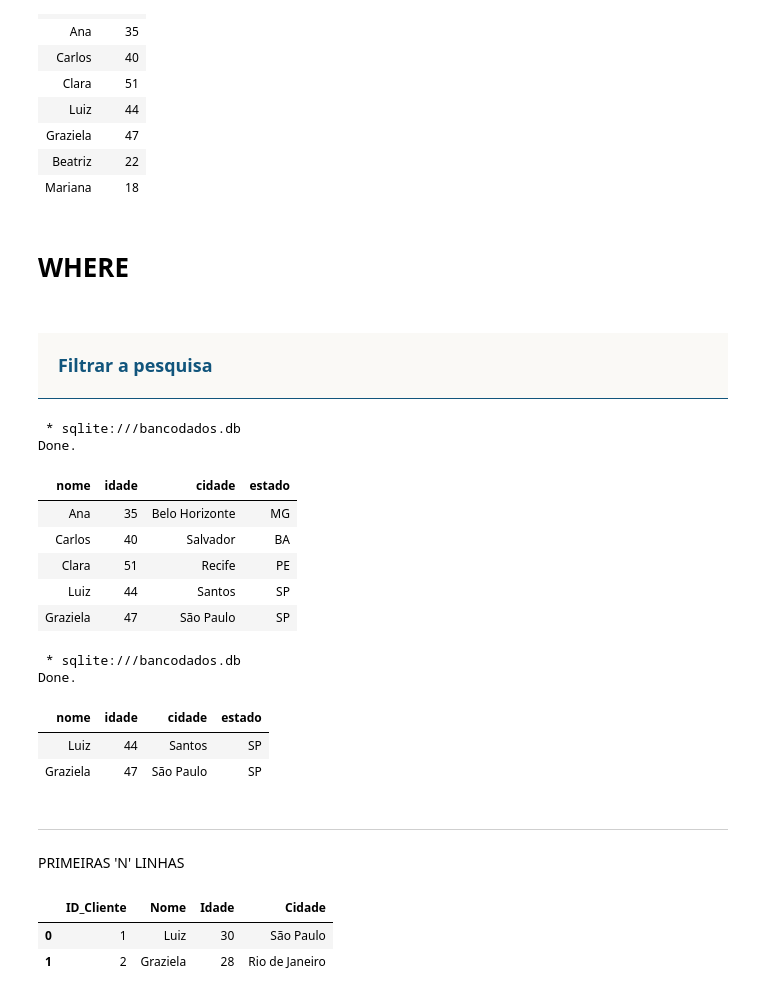
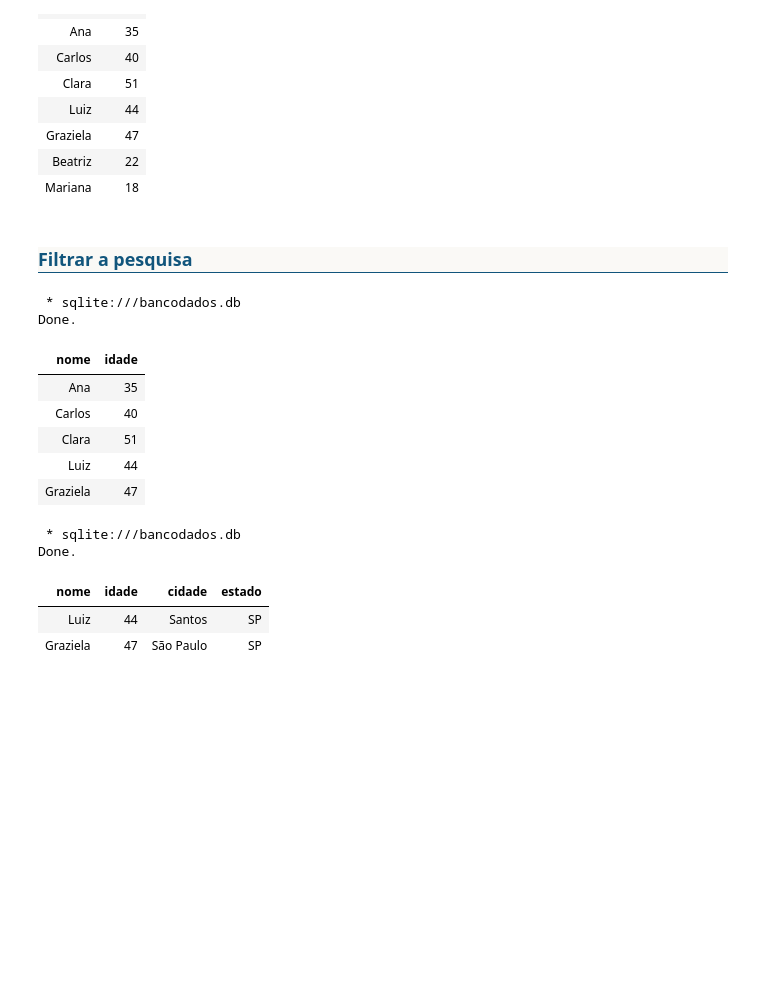
Before and after one commit to luizweb/sqljupyter, a Jupyter notebook: sqljupyter.ipynb, the cells around one changed output. Drawn from its saved outputs; the diff is of its cells as text; code cells hidden in the pictures; blank space fills up the shorter version.

```diff
--- a/sqljupyter.ipynb
+++ b/sqljupyter.ipynb
@@ -168,34 +169,30 @@ Done.
 | Graziela | 47 |
 | Beatriz | 22 |
 | Mariana | 18 |
-# %% [markdown]
-# WHERE
 # %% [markdown]
-<h3 style="background-color: #FAF9F6; color: #11557C; text-align: left; font-family: 'Arial', sans-serif; padding: 20px; border-bottom: 1px solid #11557C;">
-    <a id='secao-2'></a> Filtrar a pesquisa
+<h3 style="background-color: #FAF9F6; color: #11557C; text-align: left; font-family: 'Arial', sans-serif; padding-top: 10px; padding-bottom: 10px; border-bottom: 1px solid #11557C;">
+    <a id='secao-3'></a> Filtrar a pesquisa
 </h3>
 # %%
 %%sql
 
 
 SELECT
     nome,
-    idade,
-    cidade,
-    estado
+    idade
 FROM
     tbClientes
 WHERE
     idade > 30
 # %% [output]
  * sqlite:///bancodados.db
 Done.
-| nome | idade | cidade | estado |
-| Ana | 35 | Belo Horizonte | MG |
-| Carlos | 40 | Salvador | BA |
-| Clara | 51 | Recife | PE |
-| Luiz | 44 | Santos | SP |
-| Graziela | 47 | São Paulo | SP |
+| nome | idade |
+| Ana | 35 |
+| Carlos | 40 |
+| Clara | 51 |
+| Luiz | 44 |
+| Graziela | 47 |
 # %%
 %%sql
 
@@ -216,12 +213,3 @@ Done.
 | nome | idade | cidade | estado |
 | Luiz | 44 | Santos | SP |
 | Graziela | 47 | São Paulo | SP |
-# %% [markdown]
----------------
-PRIMEIRAS 'N' LINHAS
-# %%
-clientes_df.head(2)
-# %% [output]
-|  | ID_Cliente | Nome | Idade | Cidade |
-| 0 | 1 | Luiz | 30 | São Paulo |
-| 1 | 2 | Graziela | 28 | Rio de Janeiro |
```
Also changed, not shown: parts of 64 cells of this notebook.
